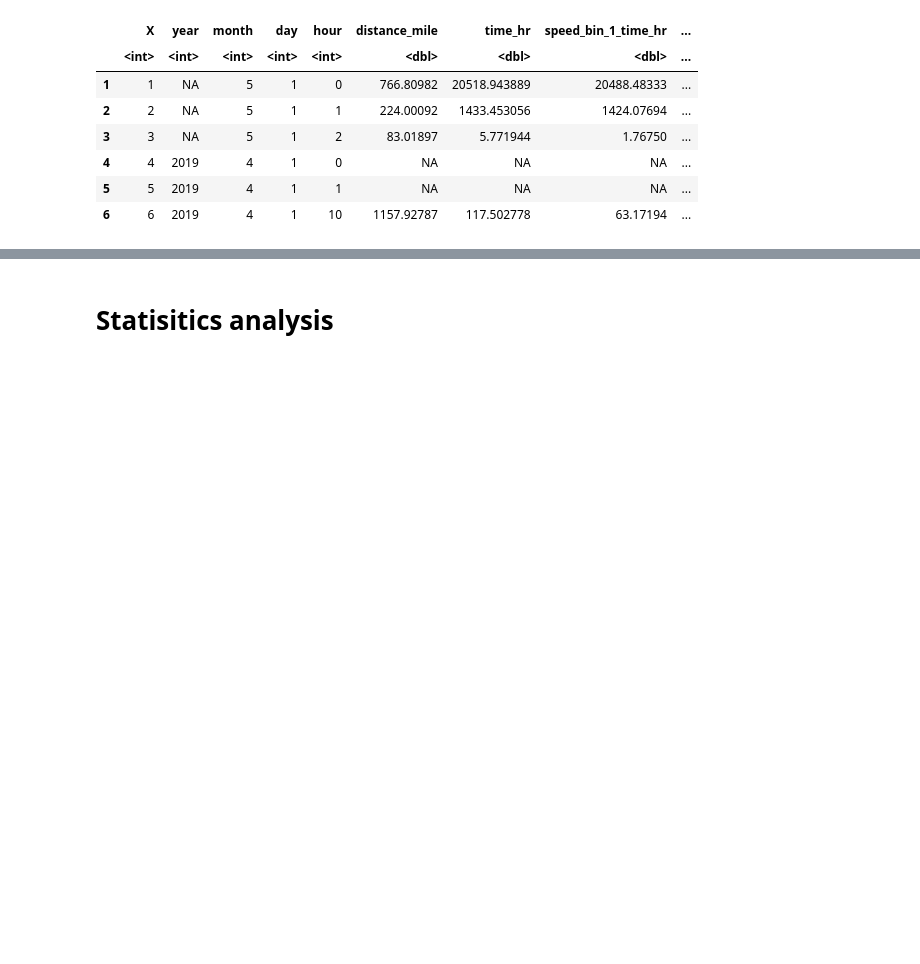
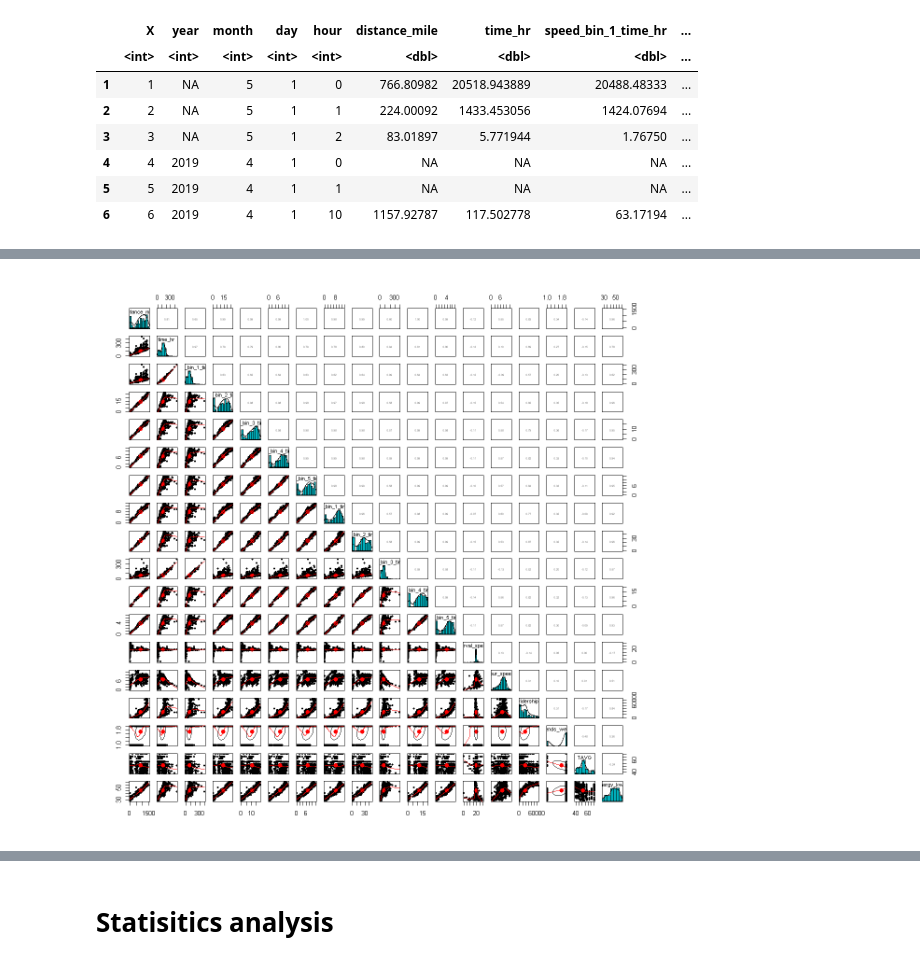
Before and after one commit to narslab/treem, a Jupyter notebook: bin/jupyter/energy-system-model-estimation.ipynb, the cells around one changed output, grey strips where cells are left out. Saved outputs shown, nothing was run; the diff lists cells and outputs as text; code cells hidden in the pictures; blank space fills up the shorter version.

```diff
--- a/bin/jupyter/energy-system-model-estimation.ipynb
+++ b/bin/jupyter/energy-system-model-estimation.ipynb
@@ -50,0 +100,12 @@ A data.frame: 6 × 23
+# %%
+df2 = df[, 6:23]
+# %%
+options(repr.plot.width = 10, repr.plot.height = 10)
+pairs.panels(df2,
+             method = "pearson", # correlation method
+             hist.col = "#00AFBB",
+             density = TRUE,  # show density plots
+             ellipses = TRUE, # show correlation ellipses
+             )
+# %% [output]
+[figure, added]
```
Also changed, not shown: parts of 31 cells of this notebook, 7 other files.
